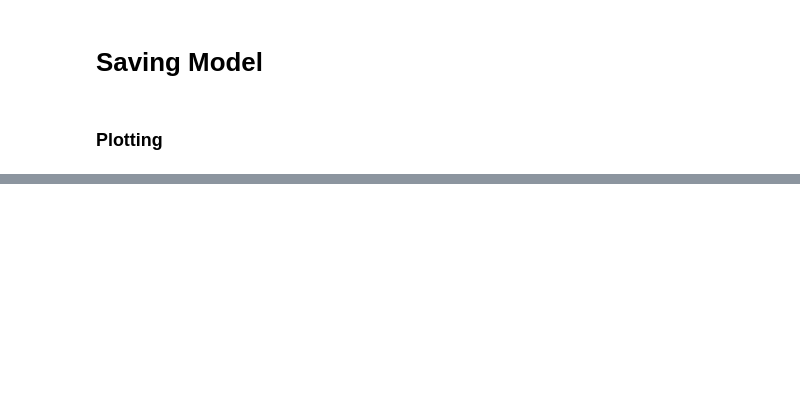
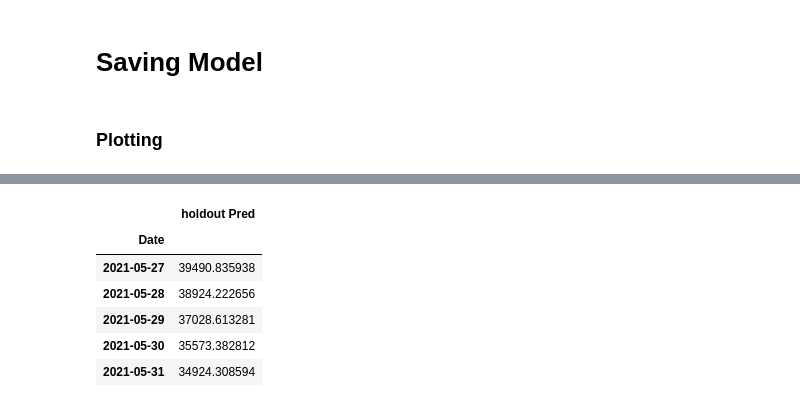
Before and after one commit to serg-razum-off/DFP-Numeric-2, a Jupyter notebook: train/btc_nn_DNS_first_try.ipynb, the cells around one changed output, grey strips where cells are left out. Saved outputs shown, nothing was run; the diff lists cells and outputs as text; code cells hidden in the pictures; blank space fills up the shorter version.

```diff
--- a/train/btc_nn_DNS_first_try.ipynb
+++ b/train/btc_nn_DNS_first_try.ipynb
@@ -357,3 +382,13 @@ left_off_pred[:2]
+# %%
+hold_out_pred_df[:5]
+# %% [output]
+|  | holdout Pred |
+| Date |  |
+| 2021-05-27 | 39490.835938 |
+| 2021-05-28 | 38924.222656 |
+| 2021-05-29 | 37028.613281 |
+| 2021-05-30 | 35573.382812 |
+| 2021-05-31 | 34924.308594 |
 # %%
 fig, ax = plt.subplots(1, figsize=(15,5))
 
```
Also changed, not shown: parts of 25 cells of this notebook, 21 other files.
